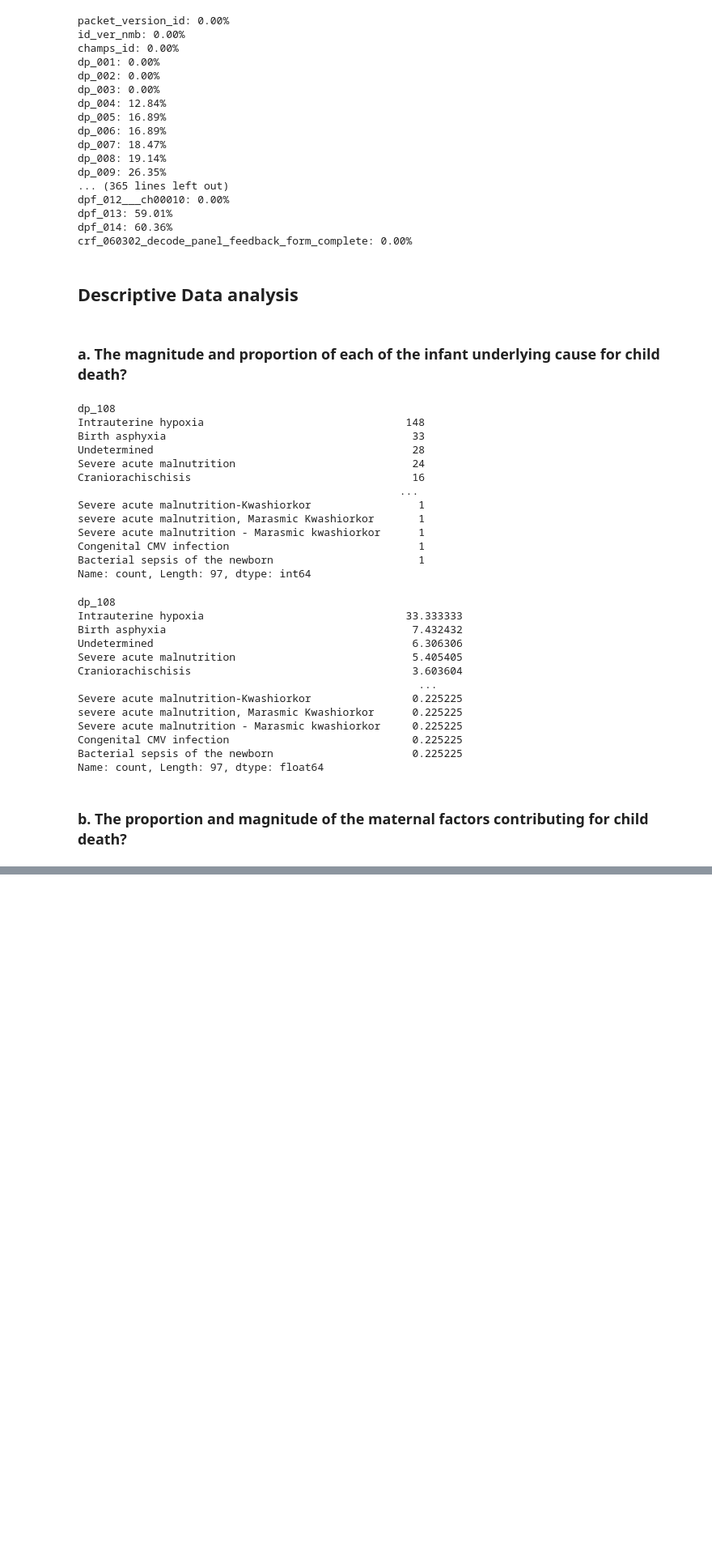
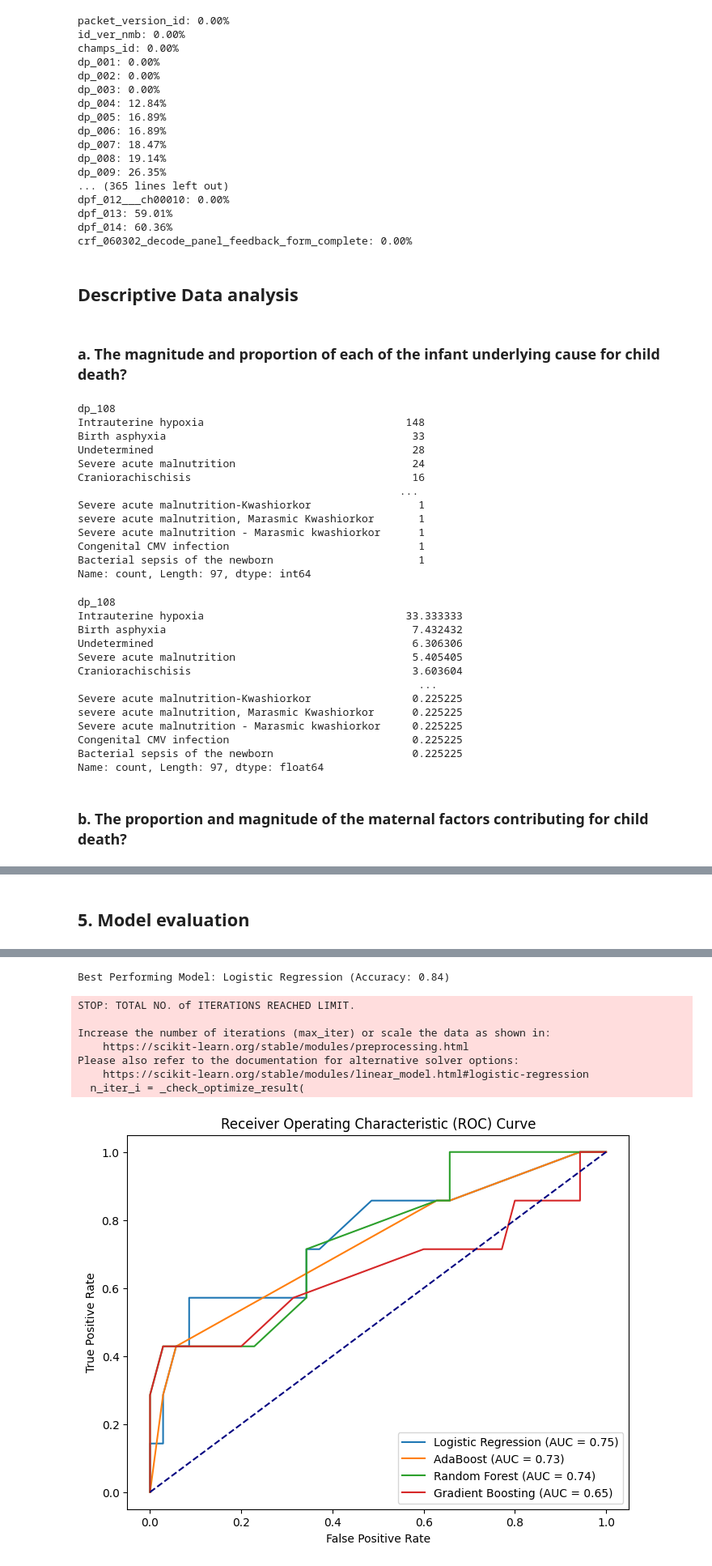
Before and after one commit to bkaggle/EPHI-Challenge, a Jupyter notebook: task1-6.ipynb, the cells around one changed output, grey strips where cells are left out. Shown at 81% size. Drawn from its saved outputs; the diff is of its cells as text; code cells hidden in the pictures; blank space fills up the shorter version.

```diff
--- a/task1-6.ipynb
+++ b/task1-6.ipynb
@@ -175,0 +368,15 @@ proportion = (magnitude / len(df)) * 100
+# %%
+# Rank features based on importance for each model
+feature_importances = {}
+for model_name, model in models.items():
+    if hasattr(model, 'coef_'):
+        feature_importances[model_name] = model.coef_[0]
+    elif hasattr(model, 'feature_importances_'):
+        feature_importances[model_name] = model.feature_importances_
+
+# Print feature rankings
+for model_name, importance_scores in feature_importances.items():
+    feature_ranking = sorted(zip(X.columns, importance_scores), key=lambda x: x[1], reverse=True)
+    print(f"\nFeature Ranking for {model_name}:")
+    for feature, importance in feature_ranking:
+        print(f"{feature}: {importance:.4f}")
@@ -175,0 +401,42 @@ proportion = (magnitude / len(df)) * 100
+# %% [markdown]
+## 5. Model evaluation
+# %%
+models = [
+    ("Logistic Regression", LogisticRegression(multi_class='multinomial', solver='lbfgs')),
+    ("Support Vector Machine", SVC(kernel='linear', decision_function_shape='ovr')),
+    ("AdaBoost", AdaBoostClassifier()),
+    ("Random Forest", RandomForestClassifier()),
+    ("Gradient Boosting", GradientBoostingClassifier())
+]
+
+# Evaluate models using n-fold cross-validation and select the best performing model
+best_model = None
+best_accuracy = 0.0
+
+for model_name, model in models:
+    scores = cross_val_score(model, X_train, y_train, cv=5, scoring='accuracy')
+    accuracy = scores.mean()
+    if accuracy > best_accuracy:
+        best_accuracy = accuracy
+        best_model = model_name
+
+print(f"Best Performing Model: {best_model} (Accuracy: {best_accuracy:.2f})")
+
+# Plot ROC curve for each model
+plt.figure(figsize=(8, 6))
+
+for model_name, model in models:
+    model.fit(X_train, y_train)
+    if hasattr(model, "predict_proba"):  # Check if the model has predict_proba method
+        y_score = model.predict_proba(X_test)
+        fpr, tpr, _ = roc_curve(y_test, y_score[:, 1], pos_label=1)  # Adjust pos_label as needed
+        roc_auc = auc(fpr, tpr)
+        plt.plot(fpr, tpr, label=f'{model_name} (AUC = {roc_auc:.2f})')
+
+plt.plot([0, 1], [0, 1], color='navy', linestyle='--')
+plt.xlabel('False Positive Rate')
+plt.ylabel('True Positive Rate')
+plt.title('Receiver Operating Characteristic (ROC) Curve')
+plt.legend(loc="lower right")
+plt.show()
+# %% [output]
@@ -175,0 +460,9 @@ proportion = (magnitude / len(df)) * 100
+Best Performing Model: Logistic Regression (Accuracy: 0.84)
+STOP: TOTAL NO. of ITERATIONS REACHED LIMIT.
+
+Increase the number of iterations (max_iter) or scale the data as shown in:
+    https://scikit-learn.org/stable/modules/preprocessing.html
+Please also refer to the documentation for alternative solver options:
+    https://scikit-learn.org/stable/modules/linear_model.html#logistic-regression
+  n_iter_i = _check_optimize_result(
+[figure, added]
```
Also changed, not shown: parts of 23 cells of this notebook.
